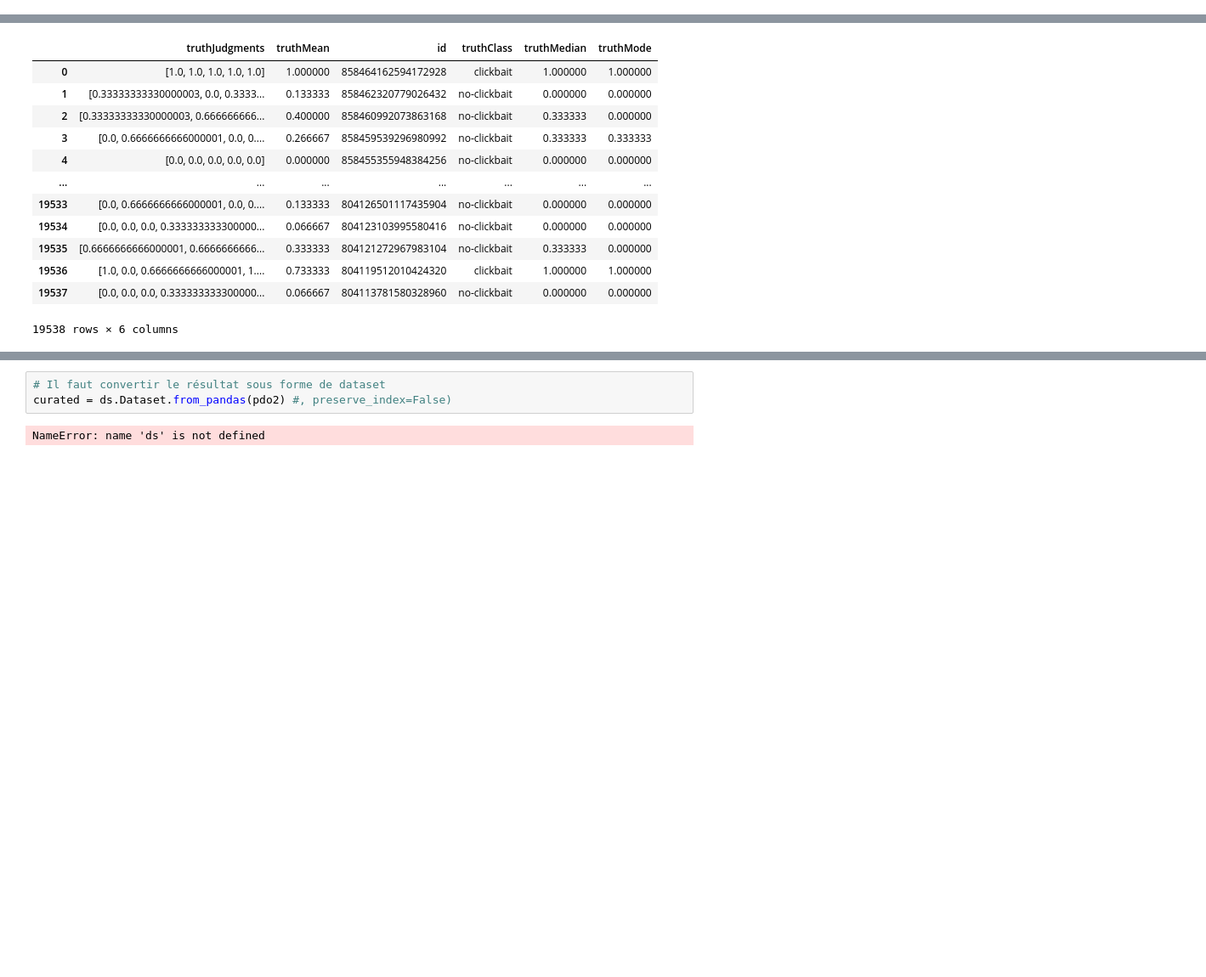
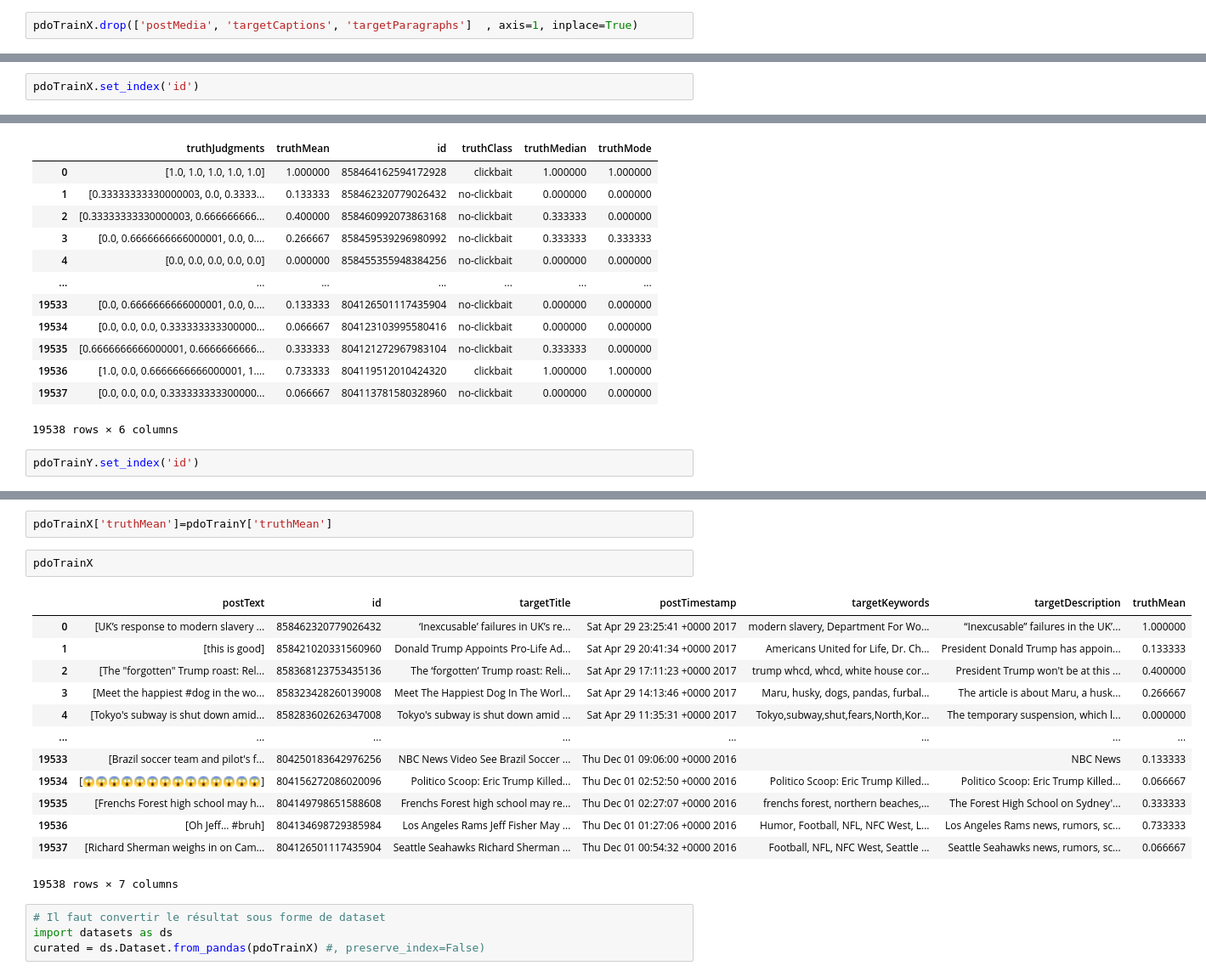
Before and after one commit to caush/Clickbait, a Jupyter notebook: OriginalToCurated.ipynb, the cells around one changed output, grey strips where cells are left out. Shown at 85% size. Cells and saved outputs as stored; diff of their text form; blank space fills up the shorter version.

```diff
--- a/OriginalToCurated.ipynb
+++ b/OriginalToCurated.ipynb
@@ -25,0 +38,2 @@ pdoTrainX=pd.read_json(dataTrainX, lines = True)
+# %%
+pdoTrainX.drop(['postMedia', 'targetCaptions', 'targetParagraphs']	, axis=1, inplace=True)
@@ -25,0 +56,2 @@ pdoTrainX=pd.read_json(dataTrainX, lines = True)
+# %%
+pdoTrainX.set_index('id')
@@ -41,3 +88,5 @@ pdoTrainY
 | 19536 | [1.0, 0.0, 0.6666666666000001, 1.... | 0.733333 | 804119512010424320 | clickbait | 1.000000 | 1.000000 |
 | 19537 | [0.0, 0.0, 0.0, 0.333333333300000... | 0.066667 | 804113781580328960 | no-clickbait | 0.000000 | 0.000000 |
 19538 rows × 6 columns
+# %%
+pdoTrainY.set_index('id')
@@ -44,8 +108,25 @@ pdoTrainY
+# %%
+pdoTrainX['truthMean']=pdoTrainY['truthMean']
+# %%
+pdoTrainX
+# %% [output]
+|  | postText | id | targetTitle | postTimestamp | targetKeywords | targetDescription | truthMean |
+| 0 | [UK’s response to modern slavery ... | 858462320779026432 | ‘Inexcusable’ failures in UK’s re... | Sat Apr 29 23:25:41 +0000 2017 | modern slavery, Department For Wo... | “Inexcusable” failures in the UK’... | 1.000000 |
+| 1 | [this is good] | 858421020331560960 | Donald Trump Appoints Pro-Life Ad... | Sat Apr 29 20:41:34 +0000 2017 | Americans United for Life, Dr. Ch... | President Donald Trump has appoin... | 0.133333 |
+| 2 | [The "forgotten" Trump roast: Rel... | 858368123753435136 | The ‘forgotten’ Trump roast: Reli... | Sat Apr 29 17:11:23 +0000 2017 | trump whcd, whcd, white house cor... | President Trump won't be at this ... | 0.400000 |
+| 3 | [Meet the happiest #dog in the wo... | 858323428260139008 | Meet The Happiest Dog In The Worl... | Sat Apr 29 14:13:46 +0000 2017 | Maru, husky, dogs, pandas, furbal... | The article is about Maru, a husk... | 0.266667 |
+| 4 | [Tokyo's subway is shut down amid... | 858283602626347008 | Tokyo's subway is shut down amid ... | Sat Apr 29 11:35:31 +0000 2017 | Tokyo,subway,shut,fears,North,Kor... | The temporary suspension, which l... | 0.000000 |
+| ... | ... | ... | ... | ... | ... | ... | ... |
+| 19533 | [Brazil soccer team and pilot's f... | 804250183642976256 | NBC News Video See Brazil Soccer ... | Thu Dec 01 09:06:00 +0000 2016 |  | NBC News | 0.133333 |
+| 19534 | [😱😱😱😱😱😱😱😱😱😱😱😱😱😱] | 804156272086020096 | Politico Scoop: Eric Trump Killed... | Thu Dec 01 02:52:50 +0000 2016 | Politico Scoop: Eric Trump Killed... | Politico Scoop: Eric Trump Killed... | 0.066667 |
+| 19535 | [Frenchs Forest high school may h... | 804149798651588608 | Frenchs Forest high school may re... | Thu Dec 01 02:27:07 +0000 2016 | frenchs forest, northern beaches,... | The Forest High School on Sydney'... | 0.333333 |
+| 19536 | [Oh Jeff… #bruh] | 804134698729385984 | Los Angeles Rams Jeff Fisher May ... | Thu Dec 01 01:27:06 +0000 2016 | Humor, Football, NFL, NFC West, L... | Los Angeles Rams news, rumors, sc... | 0.733333 |
+| 19537 | [Richard Sherman weighs in on Cam... | 804126501117435904 | Seattle Seahawks Richard Sherman ... | Thu Dec 01 00:54:32 +0000 2016 | Football, NFL, NFC West, Seattle ... | Seattle Seahawks news, rumors, sc... | 0.066667 |
+19538 rows × 7 columns
 # %%
 # Il faut convertir le résultat sous forme de dataset
-curated = ds.Dataset.from_pandas(pdo2) #, preserve_index=False)
+import datasets as ds
+curated = ds.Dataset.from_pandas(pdoTrainX) #, preserve_index=False)
-# %% [output]
-NameError: name 'ds' is not defined
 # %%
 curated.train_test_split(0.2)
 # %% [output]
```
Also changed, not shown: parts of 7 cells of this notebook, 4 other files.
